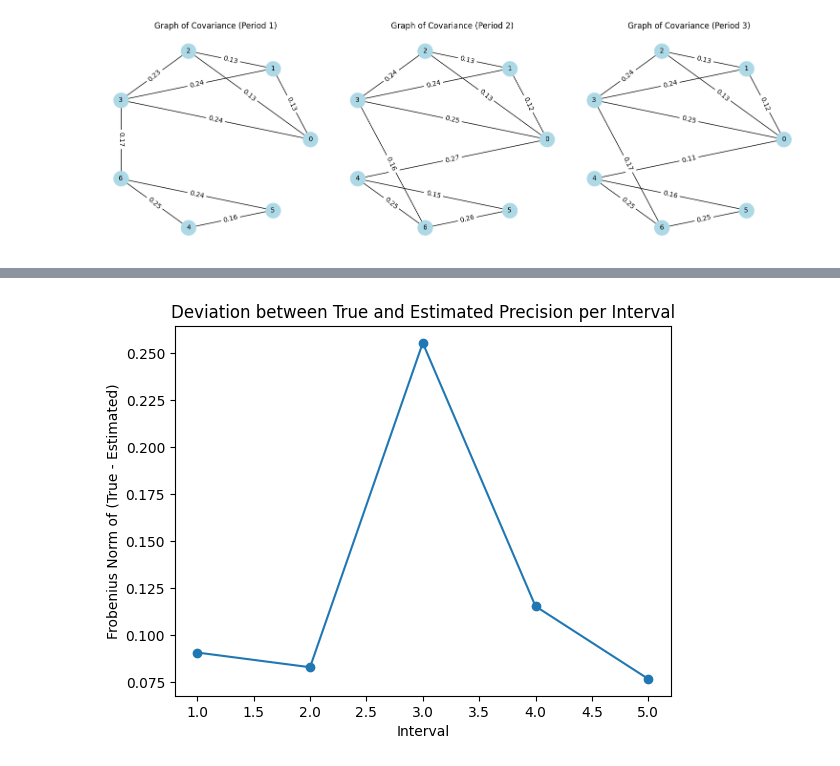
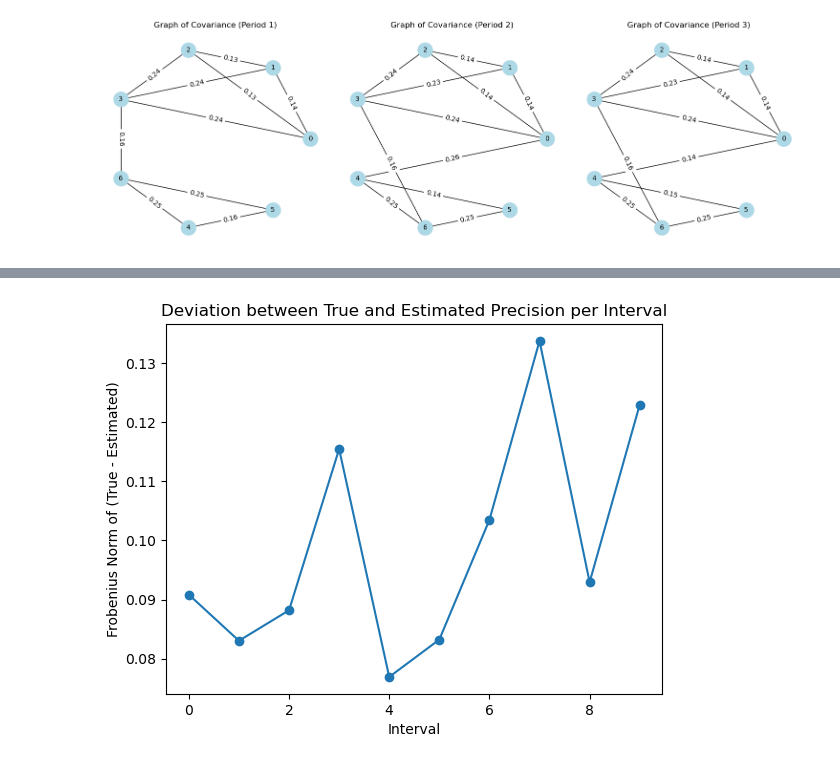
Before and after one commit to AlaaBouattour/TVGL-in-python, a Jupyter notebook: Examples/data_generation_v2.ipynb, the cells around one changed output, grey strips where cells are left out. Cells and saved outputs as stored; diff of their text form; code cells hidden in the pictures.

```diff
--- a/Examples/data_generation_v2.ipynb
+++ b/Examples/data_generation_v2.ipynb
@@ -153,7 +153,7 @@ _ = np.linalg.cholesky(Sigma1)
 # In[4] (Code): Generate data for the first regime
 
 np.random.seed(42)
-T = 50000
+T = 80000
 mean = np.zeros(7)
 data1 = np.random.multivariate_normal(mean, Sigma1, size=T)
 # %%
@@ -170,7 +170,7 @@ Sigma2 = np.linalg.inv(K2)
 _ = np.linalg.cholesky(Sigma2)
 
 
-T_prime = 50000
+T_prime = 120000
 data2 = np.random.multivariate_normal(mean, Sigma2, size=T_prime)
 # %%
 # In[8] (Code): Estimate precision matrices and check conditional independences
@@ -226,7 +226,7 @@ import numpy as np
 N = data_concat.shape[0]  # total number of rows (observations)
 p = data_concat.shape[1]  # dimension (number of variables)
 
-T = 5  # or any other number of intervals
+T = 10  # or any other number of intervals
 chunk_size = N // T
 
 data_splits = []
@@ -250,7 +250,7 @@ import tvgl_solver
 penalty_function = tvgl_solver.perturbed_node
 # %%
 lambda_ = 0.01  # L1 regularization (sparsity)
-beta = 0.1      # Smoothness regularization
+beta = 1     # Smoothness regularization
 Thetas_estimated = tvgl_solver.solve_time_varying_graphical_lasso(
     S=S,
     n_list=n_list,
@@ -296,15 +301,16 @@ for t, theta in enumerate(Thetas_estimated):
 # %%
-Thetas_true = [K1, K1, K1, K2, K2]
+Thetas_true = [K1, K1, K1 ,K1, K2, K2,K2, K2,K2, K2]
 deviations = []
-for t in range(5):
+for t in range(T):
     diff = Thetas_true[t] - Thetas_estimated[t]
     fro_norm = np.linalg.norm(diff, ord='fro')
     deviations.append(fro_norm)
 
-plt.plot(range(1, 6), deviations, marker='o')
+
+plt.plot(range(0, T), deviations, marker='o')
 plt.xlabel("Interval")
 plt.ylabel("Frobenius Norm of (True - Estimated)")
 plt.title("Deviation between True and Estimated Precision per Interval")
 plt.show()
 # %% [output]
-[figure, old version]
+[figure, new version]
```
Also changed, not shown: parts of 5 cells of this notebook, 1 other file.
